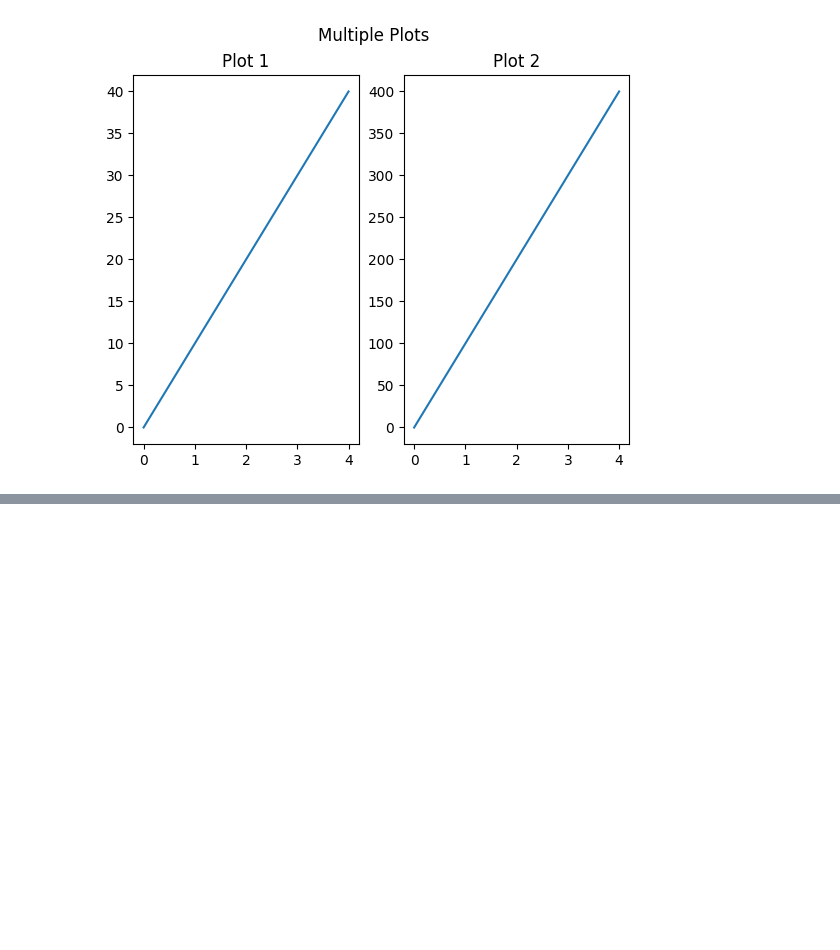
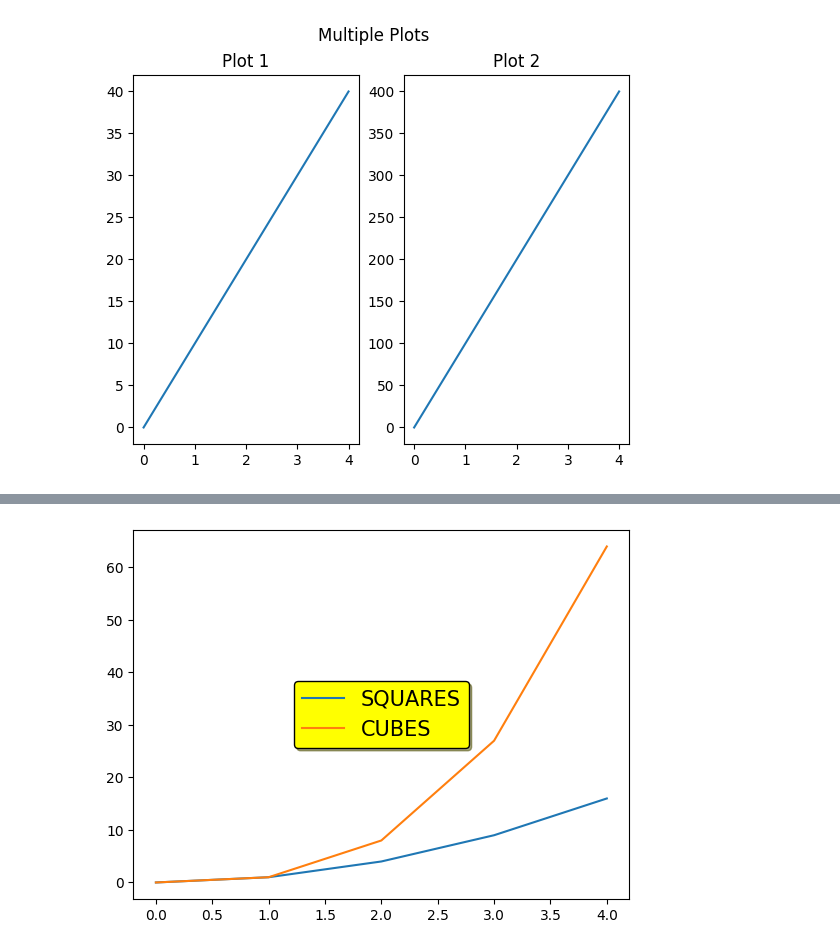
Before and after one commit to sbborusu/530pm_Agentic_Ai_Batch_7thApril, a Jupyter notebook: Matplotlib.ipynb, the cells around one changed output, grey strips where cells are left out. Cells and saved outputs as stored; diff of their text form; code cells hidden in the pictures; blank space fills up the shorter version.

```diff
--- a/Matplotlib.ipynb
+++ b/Matplotlib.ipynb
@@ -872,0 +810,18 @@ plt.show()
+# %%
+from matplotlib import pyplot as plt
+import numpy as np
+x = np.arange(0,5,1)
+y1 = x ** 2
+y2 = x ** 3
+
+plt.plot(x,y1,label="SQUARES")
+plt.plot(x,y2,label="CUBES")
+plt.legend(loc="center", framealpha=1, facecolor="yellow", edgecolor="black", fancybox=True, shadow=True, fontsize=15)
+plt.show()
+
+#plt.plot(x,y1,x,y2)
+#plt.legend(["SQUARES","CUBES"])
+
+plt.show()
+# %% [output]
+[figure, added]
```
Also changed, not shown: parts of 39 cells of this notebook.
